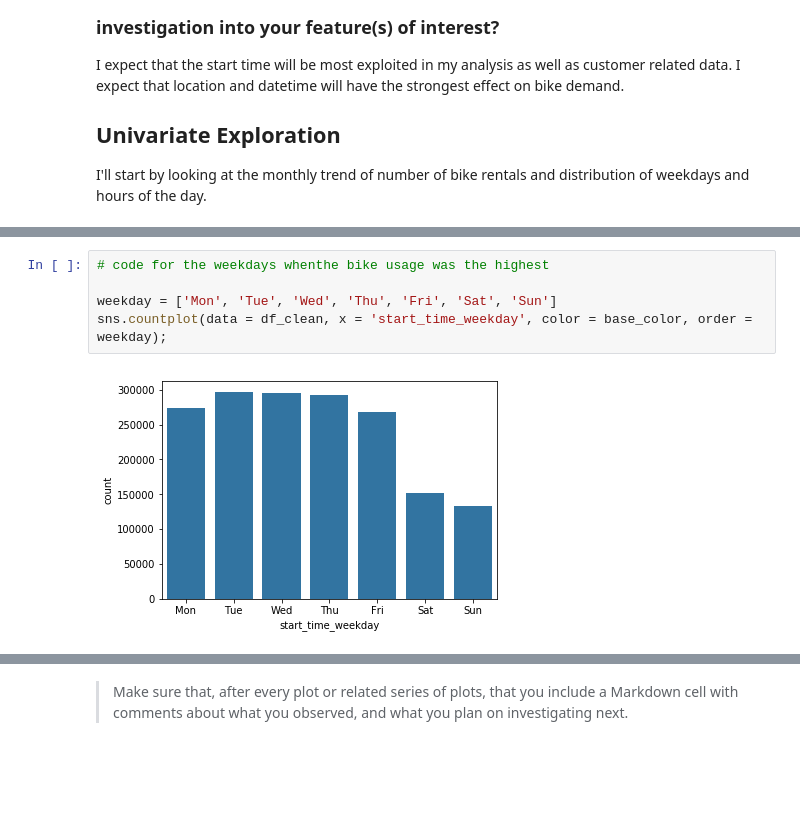
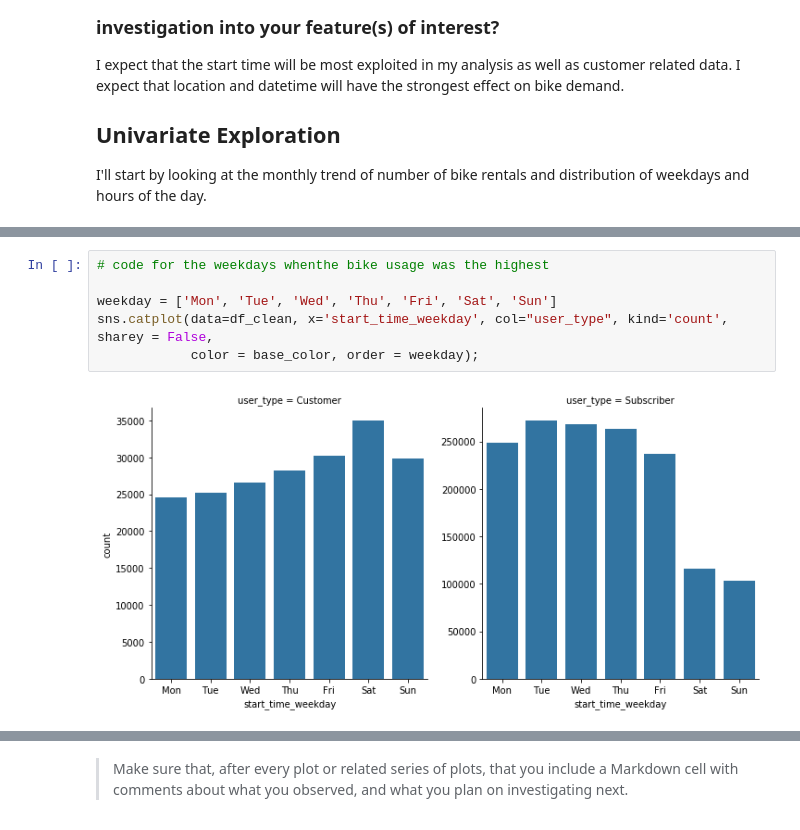
Before and after one commit to alexmathew95/DAND-Project_4, a Jupyter notebook: exploration.ipynb, the cells around one changed output, grey strips where cells are left out. Drawn from its saved outputs; the diff is of its cells as text; blank space fills up the shorter version.

```diff
--- a/exploration.ipynb
+++ b/exploration.ipynb
@@ -380,7 +378,8 @@ sns.countplot(data=data, x='start_time_hour', color = base_color);
 # %%
 # code for the weekdays whenthe bike usage was the highest
 
 weekday = ['Mon', 'Tue', 'Wed', 'Thu', 'Fri', 'Sat', 'Sun']
-sns.countplot(data = df_clean, x = 'start_time_weekday', color = base_color, order = weekday);
+sns.catplot(data=df_clean, x='start_time_weekday', col="user_type", kind='count', sharey = False,
+            color = base_color, order = weekday);
 # %% [output]
-[figure, old version]
+[figure, new version]
```
Also changed, not shown: parts of 5 cells of this notebook.
